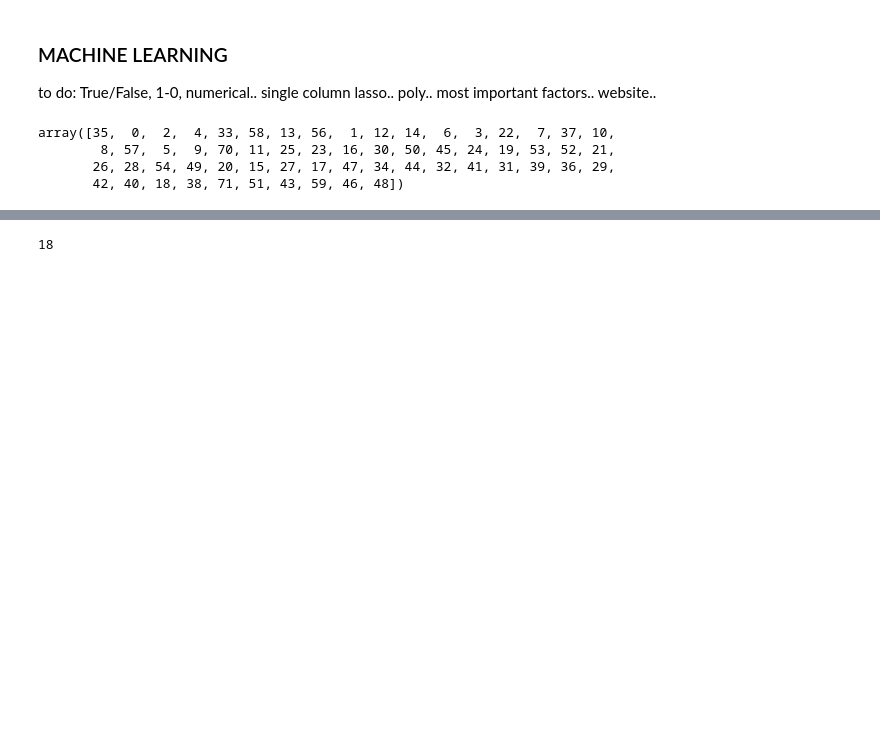
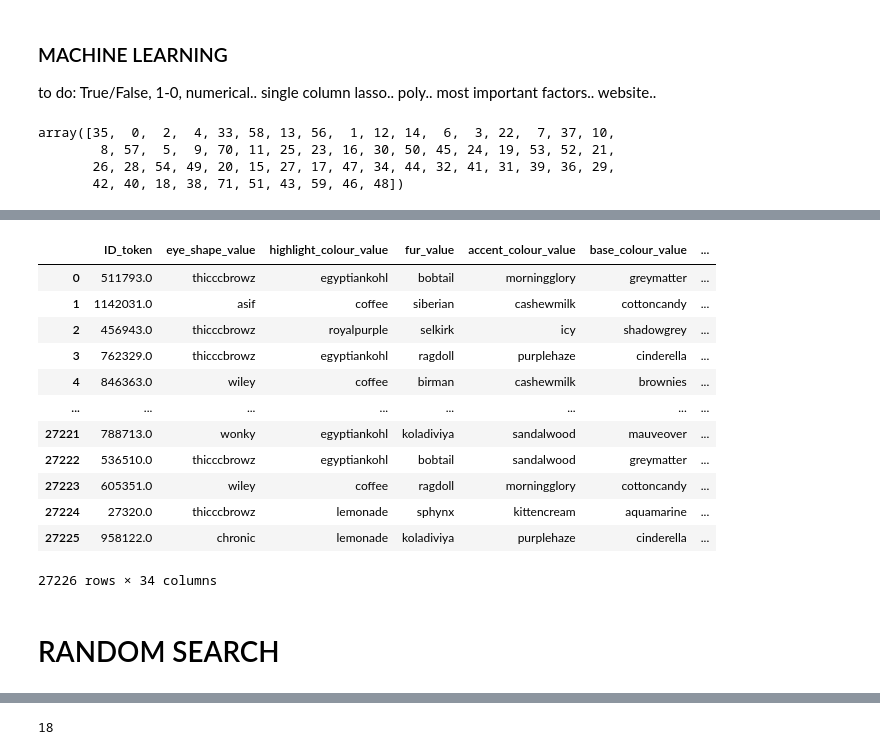
Before and after one commit to csgorham/cryptokitties-heroku, a Jupyter notebook: merge_DATA_go-CRYPTOKITTYAPI.ipynb, the cells around one changed output, grey strips where cells are left out. Cells and saved outputs as stored; diff of their text form; code cells hidden in the pictures; blank space fills up the shorter version.

```diff
--- a/merge_DATA_go-CRYPTOKITTYAPI.ipynb
+++ b/merge_DATA_go-CRYPTOKITTYAPI.ipynb
@@ -855,0 +768,33 @@ Traceback (most recent call last):
+# %%
+pd.options.display.float_format = '{:,.0f}'.format
+
+ydf = pd.DataFrame(y_test  )
+ydf['pred_price']= y_pred
+ydf['price_diff']= y_test - y_pred
+
+all_df = X_test.join(ydf)
+all_df['ID_token'] = all_df['ID_token'].astype(float).astype(str)
+all_df.to_csv('results.csv')
+
+#indexNames = all_df[(all_df['ID_token'] ==)].index
+#all_df.iloc[indexNames] #['image_url_png']
+#all_df['ID_token'] = all_df['ID_token'].astype(str)
+
+all_df.reset_index(drop=True)
+# %% [output]
+|  | ID_token | eye_shape_value | highlight_colour_value | fur_value | accent_colour_value | base_colour_value | ... |
+| 0 | 511793.0 | thicccbrowz | egyptiankohl | bobtail | morningglory | greymatter | ... |
+| 1 | 1142031.0 | asif | coffee | siberian | cashewmilk | cottoncandy | ... |
+| 2 | 456943.0 | thicccbrowz | royalpurple | selkirk | icy | shadowgrey | ... |
+| 3 | 762329.0 | thicccbrowz | egyptiankohl | ragdoll | purplehaze | cinderella | ... |
+| 4 | 846363.0 | wiley | coffee | birman | cashewmilk | brownies | ... |
+| ... | ... | ... | ... | ... | ... | ... | ... |
+| 27221 | 788713.0 | wonky | egyptiankohl | koladiviya | sandalwood | mauveover | ... |
+| 27222 | 536510.0 | thicccbrowz | egyptiankohl | bobtail | sandalwood | greymatter | ... |
+| 27223 | 605351.0 | wiley | coffee | ragdoll | morningglory | cottoncandy | ... |
+| 27224 | 27320.0 | thicccbrowz | lemonade | sphynx | kittencream | aquamarine | ... |
+| 27225 | 958122.0 | chronic | lemonade | koladiviya | purplehaze | cinderella | ... |
+27226 rows × 34 columns
+# %% [markdown]
+
+# RANDOM SEARCH
```
Also changed, not shown: parts of 34 cells of this notebook, 2 other files.
